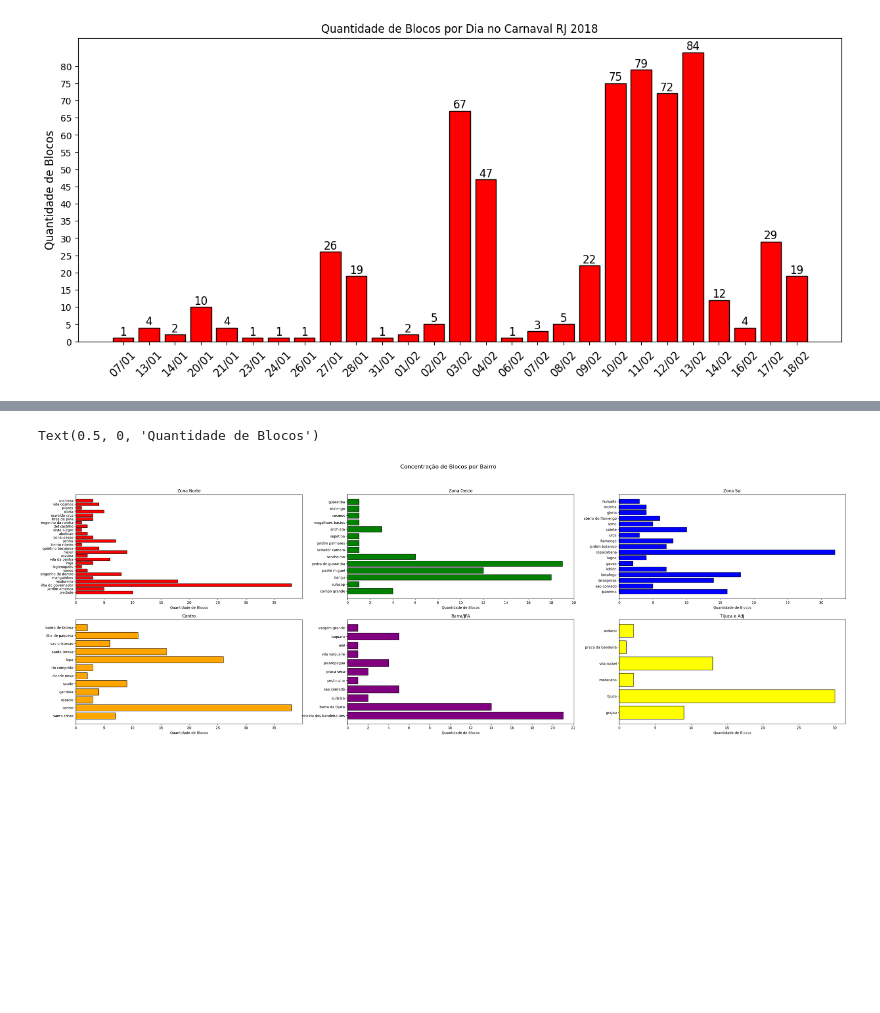
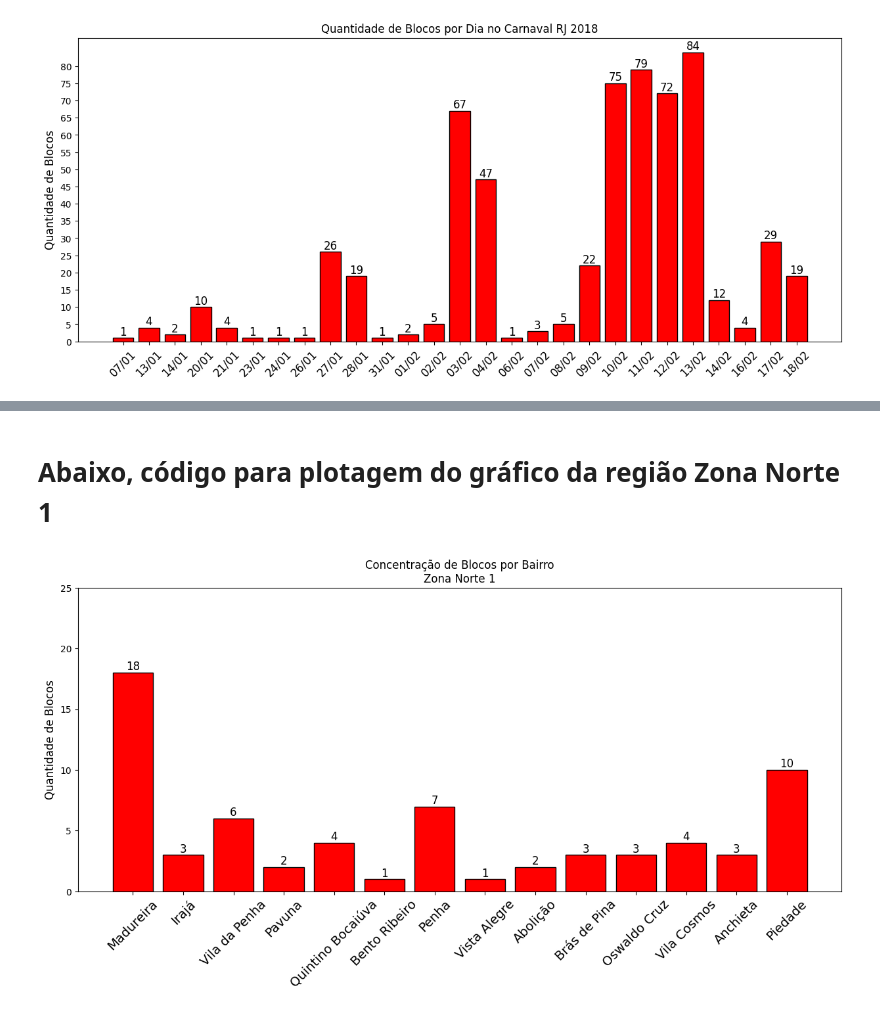
Before and after one commit to vini-ps/pss-ipp-2025-2, a Jupyter notebook: questao1.ipynb, the cells around one changed output, grey strips where cells are left out. Drawn from its saved outputs; the diff is of its cells as text; code cells hidden in the pictures; blank space fills up the shorter version.

Commit message:
adicionando imagens e modificando graficos questao1

```diff
--- a/questao1.ipynb
+++ b/questao1.ipynb
@@ -43,8 +78,8 @@ plt.show()
 # %%
 df['Região'] = df['Região'].replace(['Zona norte 1','Zona Norte 1',
-                                     'Zona Norte 1 ',
-                                     'Zona Norte 2',
-                                     'Zona Norte 3'],'Zona norte 1')
+                                     'Zona Norte 1 '],'Zona norte 1')
+df['Região'] = df['Região'].replace(['Zona Norte 2',
+                                     'Zona Norte 3'],'Zona Norte 2 e 3')
 df['Região'] = df['Região'].replace('centro', 'Centro')
 df['Região'] = df['Região'].replace(['Zona oeste','zona oeste'], 'Zona Oeste')
 # %%
@@ -81,47 +121,24 @@ for i in range(len(bairros_barra_jpa)):
 qntd_blocos_tijuca_adj = []
 for i in range(len(bairros_tijuca_adj)):
     qntd_blocos_tijuca_adj.append(len(df[df['Bairro'] == bairros_tijuca_adj[i]]))
-# %%
-figs, axs = plt.subplots(2,3, figsize = (40,12),)
-figs.suptitle('Concentração de Blocos por Bairro', fontsize = 16)
-
-axs[0,0].barh(np.arange(len(bairros_zona_norte_1)),np.array(qntd_blocos_zona_norte_1) , color = 'red', edgecolor = 'black')
-axs[0,0].set_title('Zona Norte')
-axs[0,0].set_yticks(np.arange(len(bairros_zona_norte_1)))
-axs[0,0].set_yticklabels(bairros_zona_norte_1)
-axs[0,0].set_xlabel('Quantidade de Blocos')
-
-axs[0,1].barh(np.arange(len(bairros_zona_oeste)),np.array(qntd_blocos_zona_oeste) , color = 'green', edgecolor = 'black')
-axs[0,1].set_title('Zona Oeste')
-axs[0,1].set_yticks(np.arange(len(bairros_zona_oeste)))
-axs[0,1].set_yticklabels(bairros_zona_oeste)
-axs[0,1].set_xticks(np.arange(0, max(qntd_blocos_zona_oeste)+2, 2))
-axs[0,1].set_xlabel('Quantidade de Blocos')
-
-axs[0,2].barh(np.arange(len(bairros_zona_sul)),np.array(qntd_blocos_zona_sul) , color = 'blue', edgecolor = 'black')
-axs[0,2].set_title('Zona Sul')
-axs[0,2].set_yticks(np.arange(len(bairros_zona_sul)))
-axs[0,2].set_yticklabels(bairros_zona_sul)
-axs[0,2].set_xlabel('Quantidade de Blocos')
-
-axs[1,0].barh(np.arange(len(bairros_centro)),np.array(qntd_blocos_centro) , color = 'orange', edgecolor = 'black')
-axs[1,0].set_title('Centro')
-axs[1,0].set_yticks(np.arange(len(bairros_centro)))
-axs[1,0].set_yticklabels(bairros_centro)
-axs[1,0].set_xlabel('Quantidade de Blocos')
-
-axs[1,1].barh(np.arange(len(bairros_barra_jpa)),np.array(qntd_blocos_barra_jpa) , color = 'purple', edgecolor = 'black')
-axs[1,1].set_title('Barra/JPA')
-axs[1,1].set_yticks(np.arange(len(bairros_barra_jpa)))
-axs[1,1].set_yticklabels(bairros_barra_jpa)
-axs[1,1].set_xticks(np.arange(0, max(qntd_blocos_barra_jpa)+2, 2))
-axs[1,1].set_xlabel('Quantidade de Blocos')
-
-axs[1,2].barh(np.arange(len(bairros_tijuca_adj)),np.array(qntd_blocos_tijuca_adj) , color = 'yellow', edgecolor = 'black')
-axs[1,2].set_title('Tijuca e Adj')
-axs[1,2].set_yticks(np.arange(len(bairros_tijuca_adj)))
-axs[1,2].set_yticklabels(bairros_tijuca_adj)
-axs[1,2].set_xlabel('Quantidade de Blocos')
-# %% [output]
-Text(0.5, 0, 'Quantidade de Blocos')
-[figure, removed]
+# %% [markdown]
+# Abaixo, código para plotagem do gráfico da região Zona Norte 1
+# %%
+plt.figure('Análise Carnaval RJ 2018', figsize = (15,6))
+barras = plt.bar(np.array(bairros_zona_norte_1), np.array(qntd_blocos_zona_norte_1), color = 'red',
+        edgecolor = 'black',width=0.8 )
+plt.title('Concentração de Blocos por Bairro\nZona Norte 1')
+
+#exibindo valores em cima das barras
+for bar in barras:
+    yval = bar.get_height()
+    plt.text(bar.get_x() + bar.get_width()/2, yval, int(yval),
+             ha='center', va='bottom', fontsize = 12)
+
+plt.xticks(rotation = 45, size = 14)
+plt.yticks(ticks=np.arange(0, 30, 5))
+plt.ylabel('Quantidade de Blocos', size = 12)
+plt.savefig('Quantidade_de_blocos_por_bairro_ZonaNorte1.png')
+plt.show()
+# %% [output]
+[figure, added]
```
Also changed, not shown: parts of 17 cells of this notebook, 8 other files.
